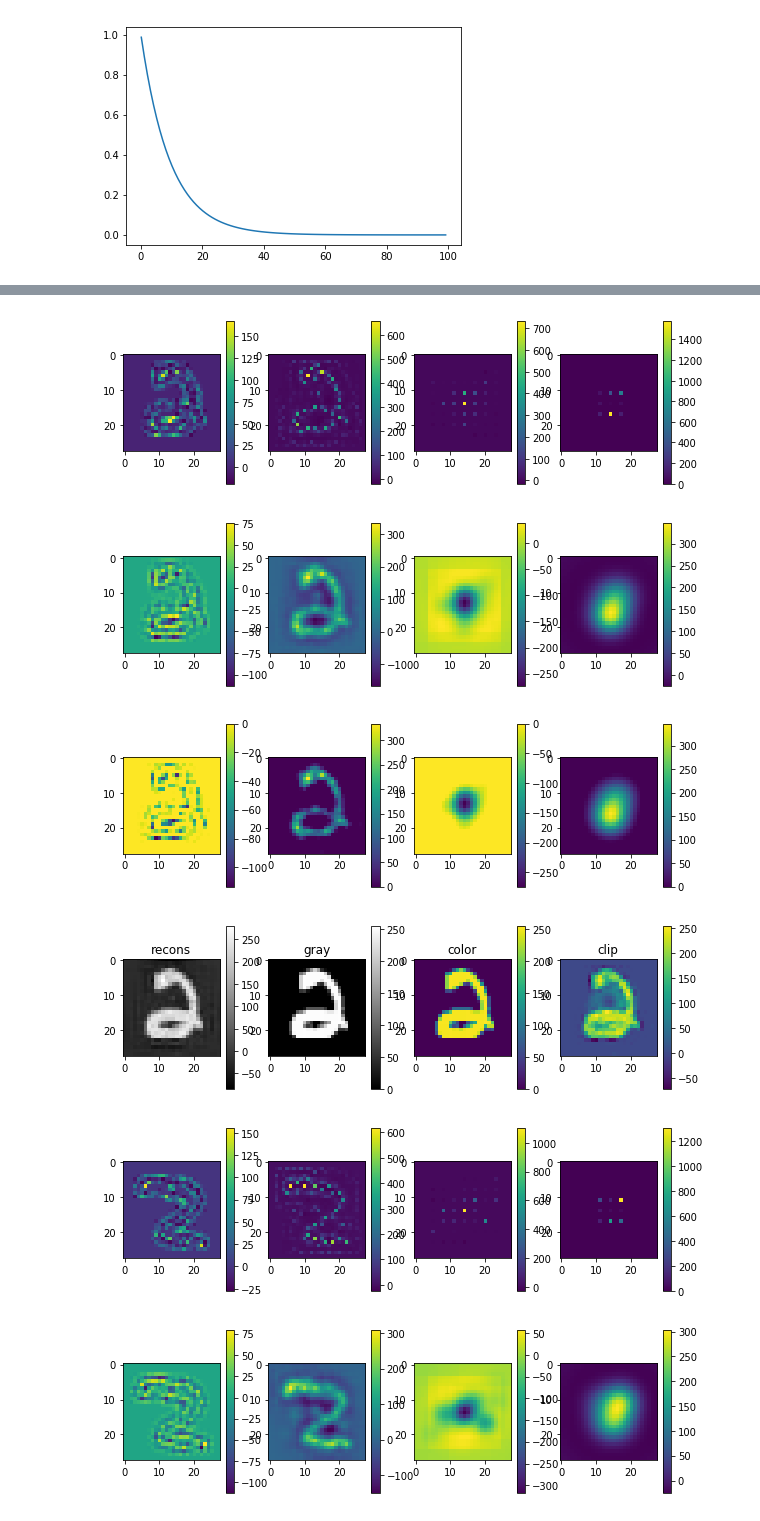
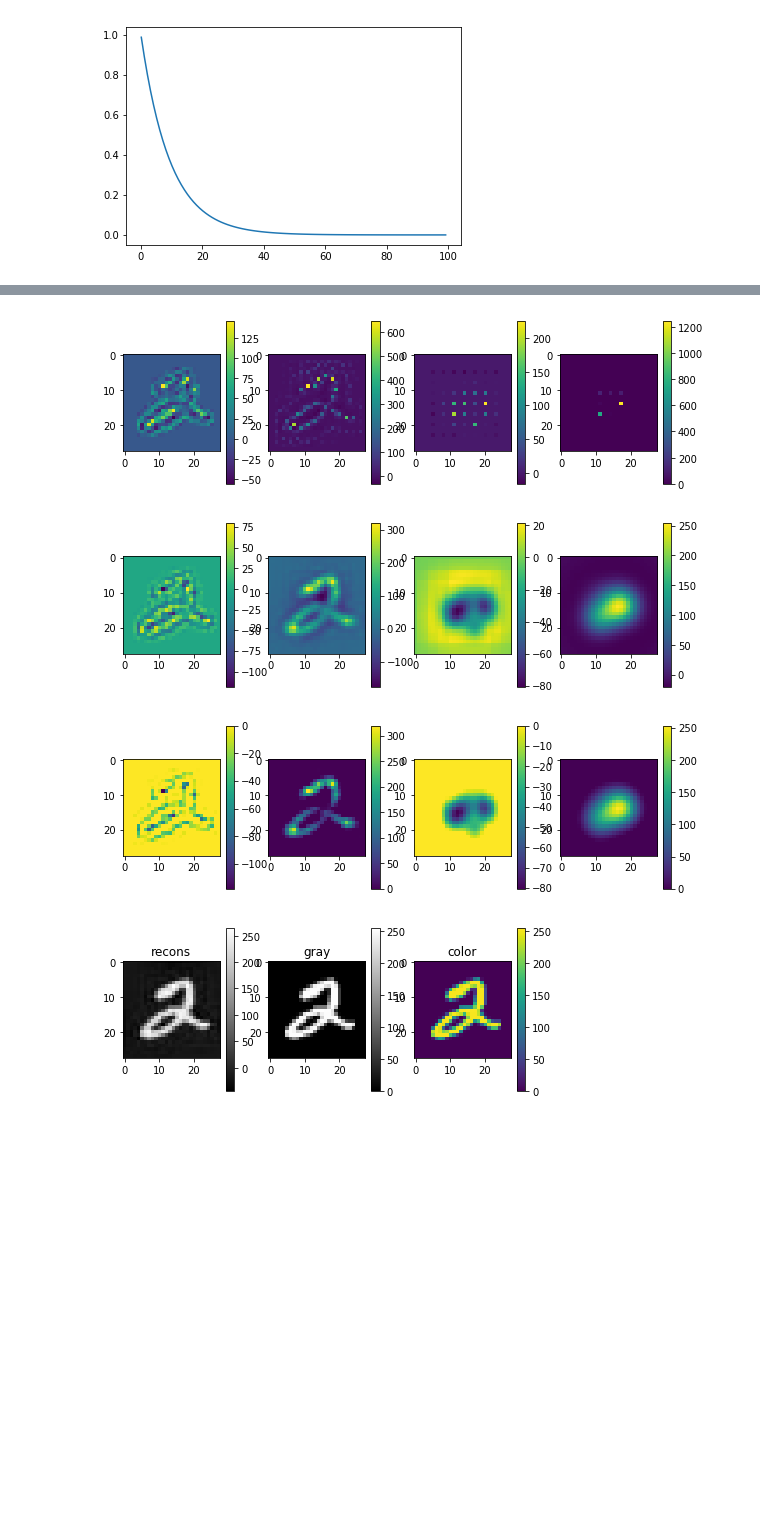
Before and after one commit to chanokin/convert_to_roc, a Jupyter notebook: load_and_read_notebooks/test_read_mnist.ipynb, the cells around one changed output, grey strips where cells are left out. Saved outputs shown, nothing was run; the diff lists cells and outputs as text; code cells hidden in the pictures; blank space fills up the shorter version.

```diff
--- a/load_and_read_notebooks/test_read_mnist.ipynb
+++ b/load_and_read_notebooks/test_read_mnist.ipynb
@@ -49,25 +49,27 @@ plt.show()
 # %%
 fcl = Focal(small_image=True)
 kernels = fcl.kernels.full_kernels
-fig = plt.figure(figsize=(10, 6))
+fig = plt.figure(figsize=(12, 4))
 for k in kernels:
     ax = plt.subplot(2, 4, k+1)
-    ax.set_title("{}\n{}".format(np.sum(kernels[k]), np.sum(kernels[k]**2)))
+#     ax.set_title("{}\n{}".format(np.sum(kernels[k]), np.sum(kernels[k]**2)))
 
-    im = plt.imshow(kernels[k], cmap='inferno')
+    vmax = np.max(np.abs(kernels[k]))
+    im = plt.imshow(kernels[k], cmap='inferno', vmin=-vmax, vmax=vmax)
     plt.colorbar(im)
 
     ax = plt.subplot(2, 4, 4+k+1)
-    ax.set_title("{}\n{}".format(np.sum(kernels[k]), np.sum(kernels[k]**2)))
+#     ax.set_title("{}\n{}".format(np.sum(kernels[k]), np.sum(kernels[k]**2)))
 
     half = kernels[k].shape[0] // 2
     _diag = range(kernels[k].shape[0])
     print(_diag)
     im = plt.plot(kernels[k][_diag, _diag])
-    plt.axhline(0, color='gray')
-    plt.axvline(half, color='gray')
+    plt.axhline(0, color='gray', linestyle='--')
+    plt.axvline(half, color='gray', linestyle='--')
 
 
+plt.savefig('centre-surround-kernels.png')
 plt.show()
 # %% [output]
 Loaded correlations from file
@@ -88,7 +90,7 @@ files = glob.glob(os.path.join(dir_name, '*'))
 
 spikes = []
 fw = 3.
-for f in files[-5:]:
+for f in files[-1:]:
     data = todict(np.load(f, allow_pickle=True))
     kernels = data['kernels']
     shape = data['grayscale_image'].shape
@@ -101,6 +103,8 @@ for f in files[-5:]:
         ax = plt.subplot(1, 4, i+1)
         im = plt.imshow(k)
         plt.colorbar(im)
+
+    plt.savefig('spike_images.png')
 
     conv_images = [
         convolve2d(images[k], kernels[k], mode='same')
@@ -115,6 +119,7 @@ for f in files[-5:]:
         ax = plt.subplot(1, 4, i+1)
         im = plt.imshow(k)
         plt.colorbar(im)
+    plt.savefig('convolved_images.png')
 
     fig = plt.figure(figsize=(10, 3))
     for i, k in enumerate(clipped_imgs):
@@ -123,42 +128,40 @@ for f in files[-5:]:
         plt.colorbar(im)
 
     s = np.sum(conv_images, axis=0)
     c = np.sum(clipped_imgs, axis=0)
 #     s[:, -1] = 0
 #     s[:, 0] = 0
 #     s[-1, :] = 0
 #     s[0, :] = 0
 #     min_s = np.min(s)
 #     if min_s < 0:
 #         s += np.min(s)
 #     s = np.clip(s, 0, 255)
     plt.figure(figsize=(10, 3))
     ax = plt.subplot(1, 4, 1)
     ax.set_title('recons')
     im = plt.imshow(s, cmap='gray')
     plt.colorbar(im)
 
     ax = plt.subplot(1, 4, 2)
     ax.set_title('gray')
     im = plt.imshow(data['grayscale_image'], cmap='gray')
     plt.colorbar(im)
 
     ax = plt.subplot(1, 4, 3)
     ax.set_title('color')
     im = plt.imshow(data['color_image'].astype('uint8'))
     plt.colorbar(im)
 
-    ax = plt.subplot(1, 4, 4)
-#     im = plt.imshow(np.clip(c, 0, 255))
-    ax.set_title('clip')
-    im = plt.imshow(c)
-    plt.colorbar(im)
-
+#     ax = plt.subplot(1, 4, 4)
+# #     im = plt.imshow(np.clip(c, 0, 255))
+#     ax.set_title('clip')
+#     im = plt.imshow(c)
+#     plt.colorbar(im)
+    plt.savefig('reconstruction')
     plt.show()
 # %% [output]
-[figure, old version]
+[figure, new version]
-[figure, old version]
+[figure, new version]
-[figure, old version]
+[figure, new version]
-[figure, old version]
+[figure, new version]
-[figure, removed]
-[figure, removed]
```
Also changed, not shown: parts of 3 cells of this notebook, 7 other files.
